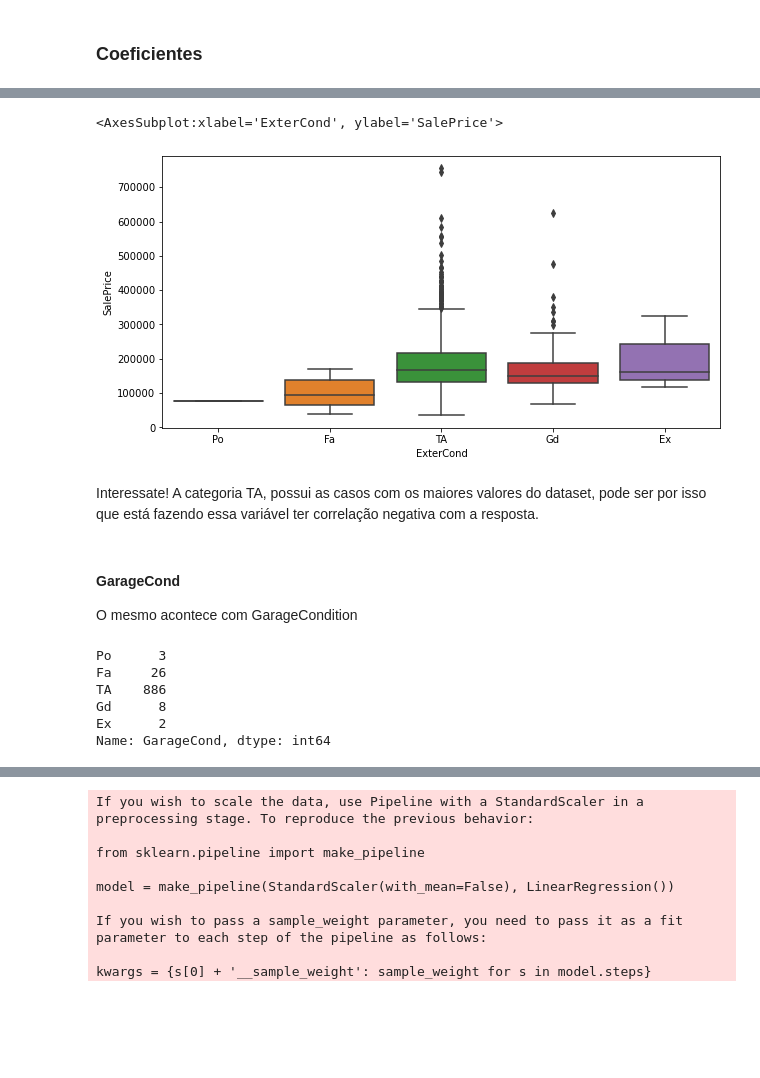
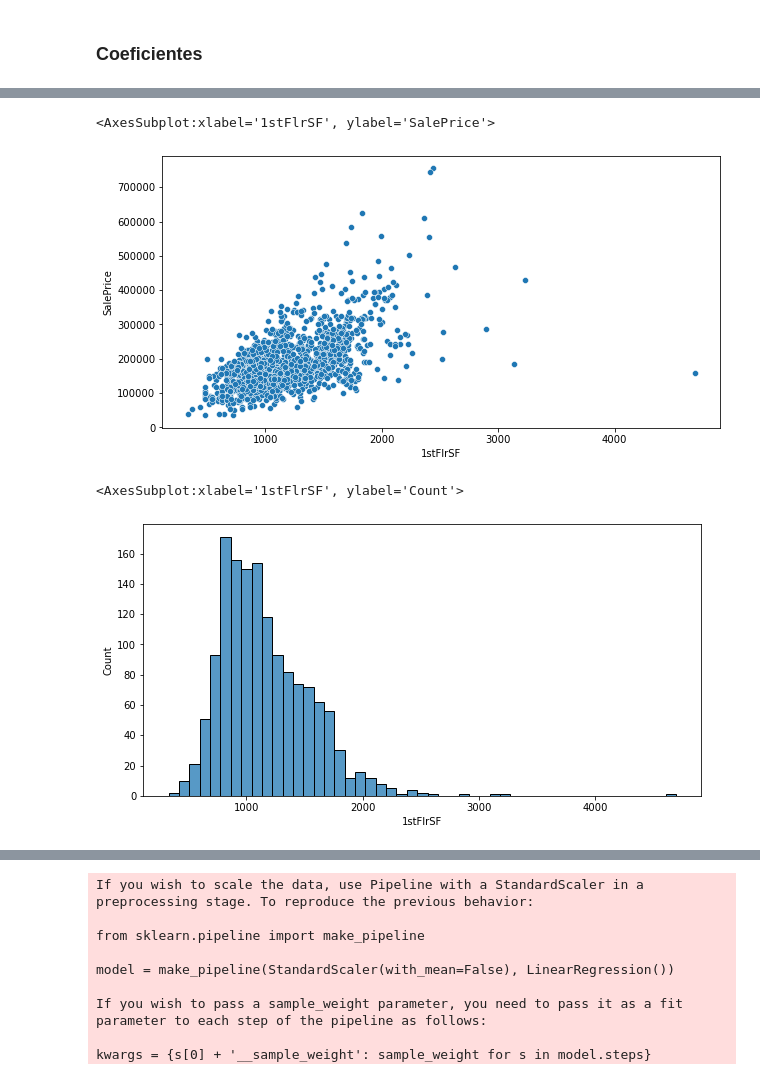
Before and after one commit to FilippeFaria/Regression_modeling, a Jupyter notebook: Pricing.ipynb, the cells around one changed output, grey strips where cells are left out. Cells and saved outputs as stored; diff of their text form; code cells hidden in the pictures; blank space fills up the shorter version.

```diff
--- a/Pricing.ipynb
+++ b/Pricing.ipynb
@@ -754,21 +758,12 @@ A média pode ser impactada pelos outliers, mas dependendo da amostragem pode va
 # %%
-import seaborn as sn
 plt.figure(figsize=(10,5))
-sn.boxplot(data = df,x='ExterCond',y='SalePrice',order=default_cat)
+sn.scatterplot(data = df,x='1stFlrSF',y='SalePrice')
 # %% [output]
-<AxesSubplot:xlabel='ExterCond', ylabel='SalePrice'>
+<AxesSubplot:xlabel='1stFlrSF', ylabel='SalePrice'>
-[figure, old version]
+[figure, new version]
-# %% [markdown]
-Interessate! A categoria TA, possui as casos com os maiores valores do dataset, pode ser por isso que está fazendo essa variável ter correlação negativa com a resposta.
-# %% [markdown]
-#### GarageCond
-O mesmo acontece com GarageCondition
-# %%
-X_tr.GarageCond.value_counts().loc[default_cat]
-# %% [output]
-Po      3
-Fa     26
-TA    886
-Gd      8
-Ex      2
-Name: GarageCond, dtype: int64
+# %%
+plt.figure(figsize=(10,5))
+sn.histplot(data = df,x='1stFlrSF')
+# %% [output]
+<AxesSubplot:xlabel='1stFlrSF', ylabel='Count'>
+[figure, added]
```
Also changed, not shown: parts of 35 cells of this notebook.
